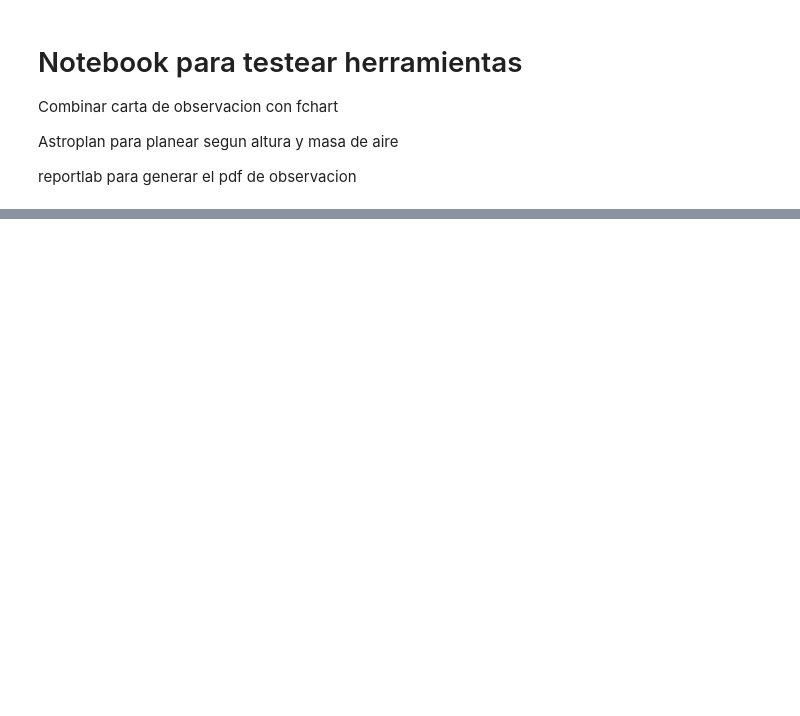
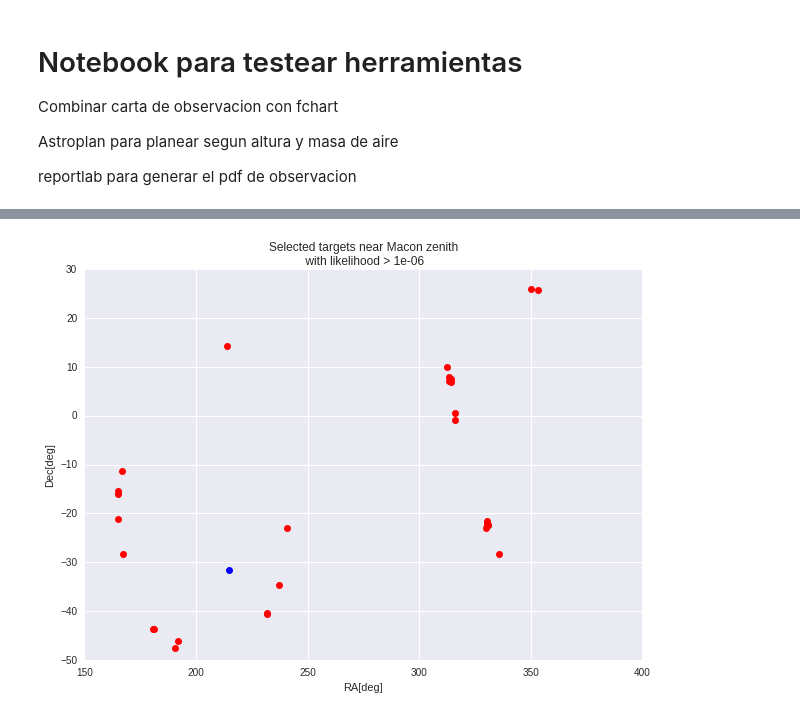
Before and after one commit to BrunoSanchez/alertreport, a Jupyter notebook: tools_test.ipynb, the cells around one changed output, grey strips where cells are left out. Saved outputs shown, nothing was run; the diff lists cells and outputs as text; code cells hidden in the pictures; blank space fills up the shorter version.

```diff
--- a/tools_test.ipynb
+++ b/tools_test.ipynb
@@ -300,8 +350,8 @@ with ProgressBar(len(targets), ipython_widget=True) as bar
         #print i, coord.to_string('hmsdms'), targetLik[ind], targetMag[ind], RAJ2015[i], DecJ2015[i], name2[ind]
         bar.update()
 # %%
-targets['RAJ2015'] = RAJ2015
-targets['DecJ2015'] = DecJ2015
+targets['RAJ2016'] = RAJ2016
+targets['DecJ2016'] = DecJ2016
 targets['RAJ2000'] = RA
 targets['DecJ2000'] = Dec
 # %%
@@ -316,13 +366,13 @@ targets.rename_column('err_App_Mag', 'ErrAppMag')
 targets.rename_column('err_Abs_Mag', 'ErrAbsMag')
 targets.rename_column('err_b/a', 'Errb/a')
 # %%
-targets.sort(['RAJ2000','Likelihoods'])
-
-top_targets = targets[0:50]
+#targets.sort(['RAJ2000','Likelihoods'])
+targets.sort(['Likelihoods','RAJ2000'])
+top_targets = targets[0:30]
 # %%
 targets_plan = []
-rises = np.empty(len(top_targets), dtype='str')
-sets = np.empty(len(top_targets), dtype='str')
+rises = [] #np.empty(len(top_targets), dtype='float')
+sets = [] #np.empty(len(top_targets), dtype='float')
 i = 0
 with ProgressBar(len(top_targets), ipython_widget=True) as bar:
     for row in top_targets:
@@ -331,7 +381,9 @@ with ProgressBar(len(top_targets), ipython_widget=True) as bar:
         targets_plan.append(obj)
         rise_time = observatory.target_rise_time(cf.obs_time, obj)
         set_time = observatory.target_set_time(cf.obs_time, obj)
-        if rise_time.jd != -999.0: rises[i] = rise_time.iso
-        if set_time.jd != -999.0: sets[i] = set_time.iso
+        if rise_time.jd != -999.0:
+            rises.append(rise_time.jd)
+        if set_time.jd != -999.0:
+            sets.append(set_time.jd)
         i += 1
         bar.update()
@@ -346,6 +392,6 @@ targcol = Column(targets_plan, name='planTargets')
 risecol = Column(rises, name='RiseTime')
 setcol = Column(sets, name='SetTime')
 
-top_targets.add_columns(targcol)
-top_targets.add_columns(risecol)
-top_targets.add_columns(setcol)
+top_targets.add_column(targcol)
+top_targets.add_column(risecol)
+top_targets.add_column(setcol)
@@ -353,0 +398,14 @@ top_targets
+# %%
+plt.figure(figsize=(10,7))
+plt.rcParams.update({"font.size":14})
+plt.plot(top_targets['RA']*15.,top_targets['Dec'], "ro")
+plt.plot(mean_zenith_ra, zenith_dec, 'bo')
+#plt.xlim(mean_zenith_ra-60, mean_zenith_ra+60)
+plt.title("Selected targets near Macon zenith\n with likelihood > {}".format(likehood_cut))
+plt.xlabel("RA[deg]")
+plt.ylabel("Dec[deg]")
+#plt.grid()
+plt.savefig(os.path.join(plots, "selected_targets_Ra_dec.png"), dpi=300)
+plt.show()
+# %% [output]
+[figure, added]
```
Also changed, not shown: parts of 29 cells of this notebook.
